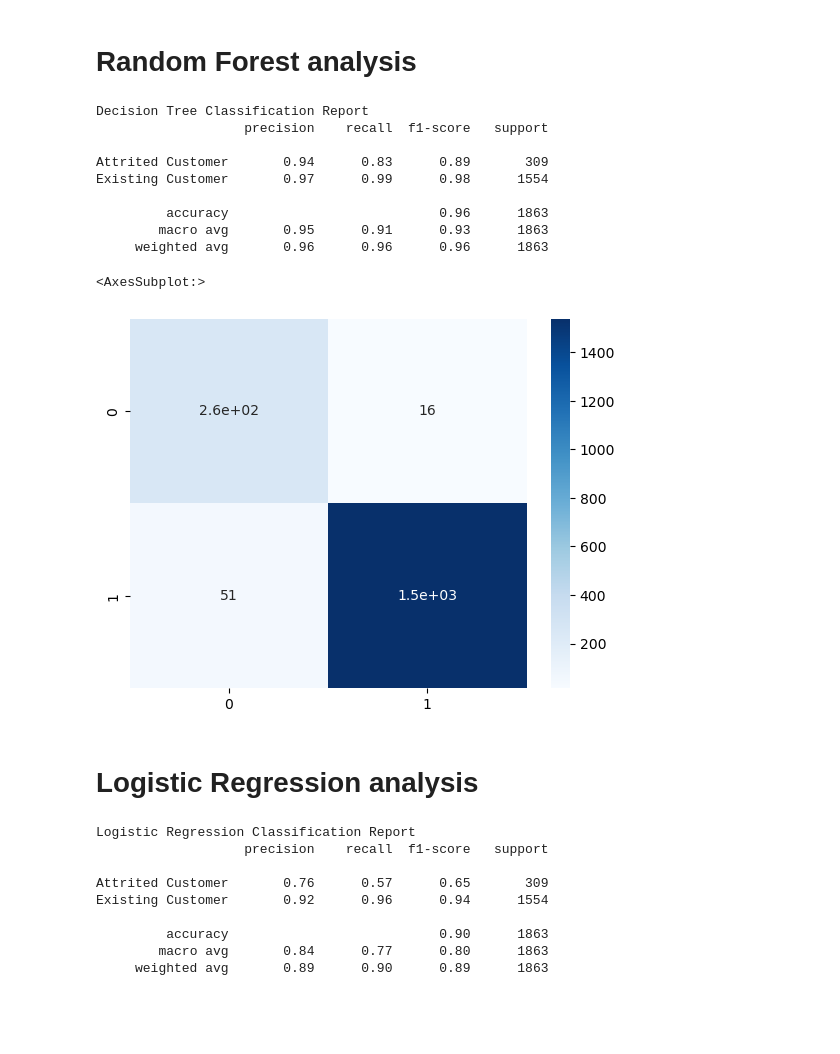
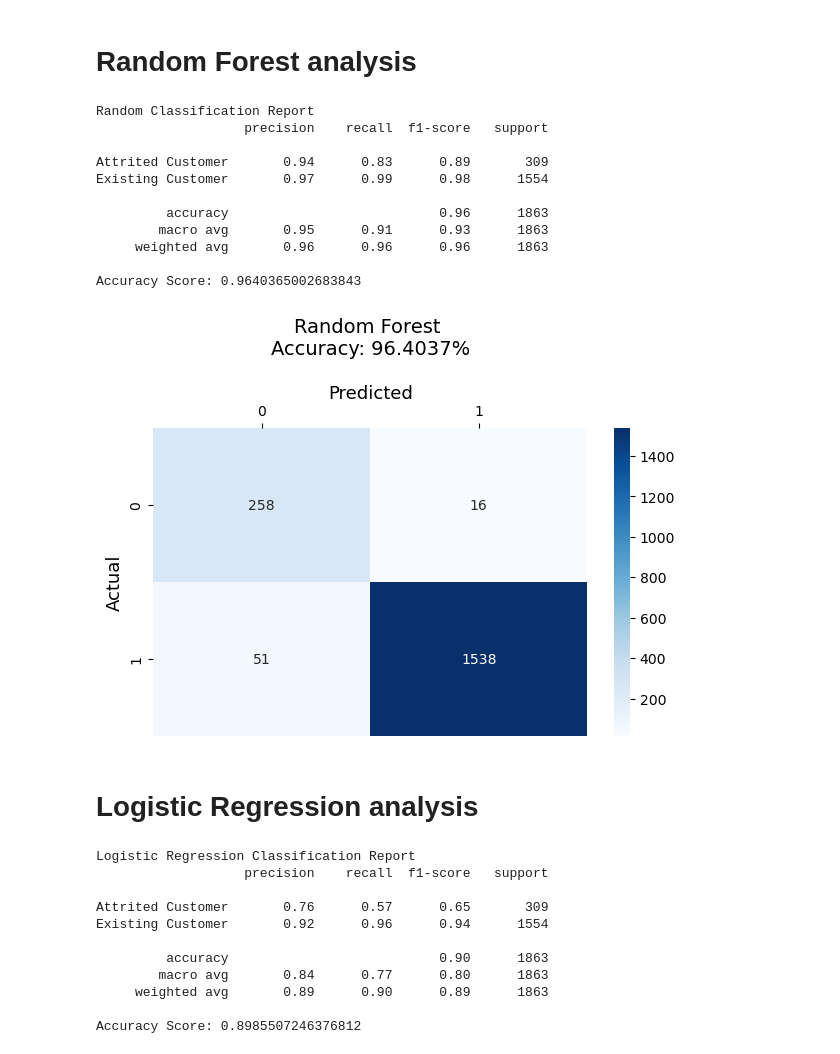
Before and after one commit to hdkronke/cc-customer-attrition-project, a Jupyter notebook: Group_1_Project_4.ipynb, the cells around one changed output. Drawn from its saved outputs; the diff is of its cells as text; code cells hidden in the pictures; blank space fills up the shorter version.

Commit message:
Completed confusion matrix viz

```diff
--- a/Group_1_Project_4.ipynb
+++ b/Group_1_Project_4.ipynb
@@ -280,8 +280,12 @@ ax.xaxis.set_label_position('top')
 # Classification report for random forest
 print("Random Classification Report")
 print(classification_report(y_test, y_pred_rf))
+
+# Calculate the accuracy score
+rf_acc_score = accuracy_score(y_test, y_pred_rf)
+print(f'Accuracy Score: {rf_acc_score}')
 # %% [output]
-Decision Tree Classification Report
+Random Classification Report
                    precision    recall  f1-score   support
 
 Attrited Customer       0.94      0.83      0.89       309
@@ -290,22 +294,33 @@ Existing Customer       0.97      0.99      0.98      1554
          accuracy                           0.96      1863
         macro avg       0.95      0.91      0.93      1863
      weighted avg       0.96      0.96      0.96      1863
+
+Accuracy Score: 0.9640365002683843
 # %%
 # Create confusion matrix for random forest
-dt_cm = confusion_matrix(y_pred_rf, y_test)
+rf_cm = confusion_matrix(y_pred_rf, y_test)
 
 # Confusion matrix vizualization
-sns.heatmap(dt_cm, annot=True,
+f, ax = plt.subplots(figsize= (7, 4))
+sns.heatmap(rf_cm, annot=True, fmt='g',
             cmap='Blues')
+ax.set_title(f'Random Forest \nAccuracy: {rf_acc_score:.4%}\n', fontsize= 14)
+ax.set_ylabel('Actual', fontsize= 13)
+ax.set_xlabel('Predicted', fontsize= 13)
+ax.xaxis.set_ticks_position('top')
+ax.xaxis.set_label_position('top')
 # %% [output]
-<AxesSubplot:>
-[figure, old version]
+[figure, new version]
 # %% [markdown]
 # Logistic Regression analysis
 # %%
 # Classification report for logistic regression model
 print("Logistic Regression Classification Report")
 print(classification_report(y_test, y_pred_lr))
+
+# Calculate the accuracy score
+lr_acc_score = accuracy_score(y_test, y_pred_lr)
+print(f'Accuracy Score: {lr_acc_score}')
 # %% [output]
 Logistic Regression Classification Report
                    precision    recall  f1-score   support
@@ -316,6 +331,8 @@ Existing Customer       0.92      0.96      0.94      1554
          accuracy                           0.90      1863
         macro avg       0.84      0.77      0.80      1863
      weighted avg       0.89      0.90      0.89      1863
+
+Accuracy Score: 0.8985507246376812
 # %%
 # Create confusion matrix for logistic regression model
 lr_cm = confusion_matrix(y_pred_lr, y_test)
```
Also changed, not shown: parts of 1 cell of this notebook.
